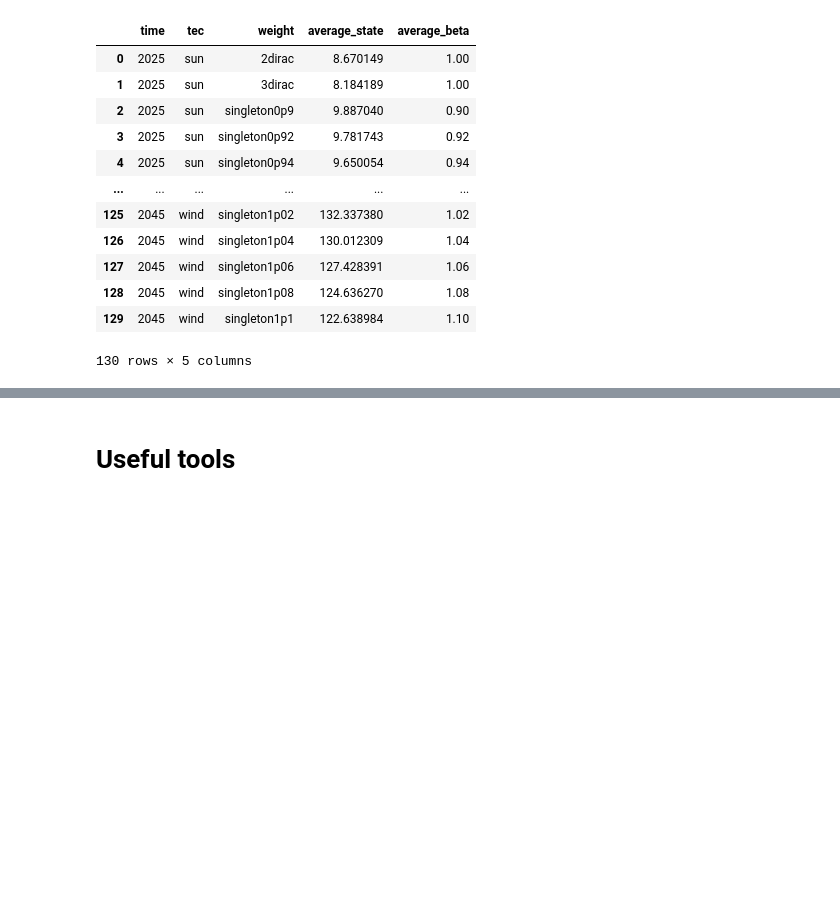
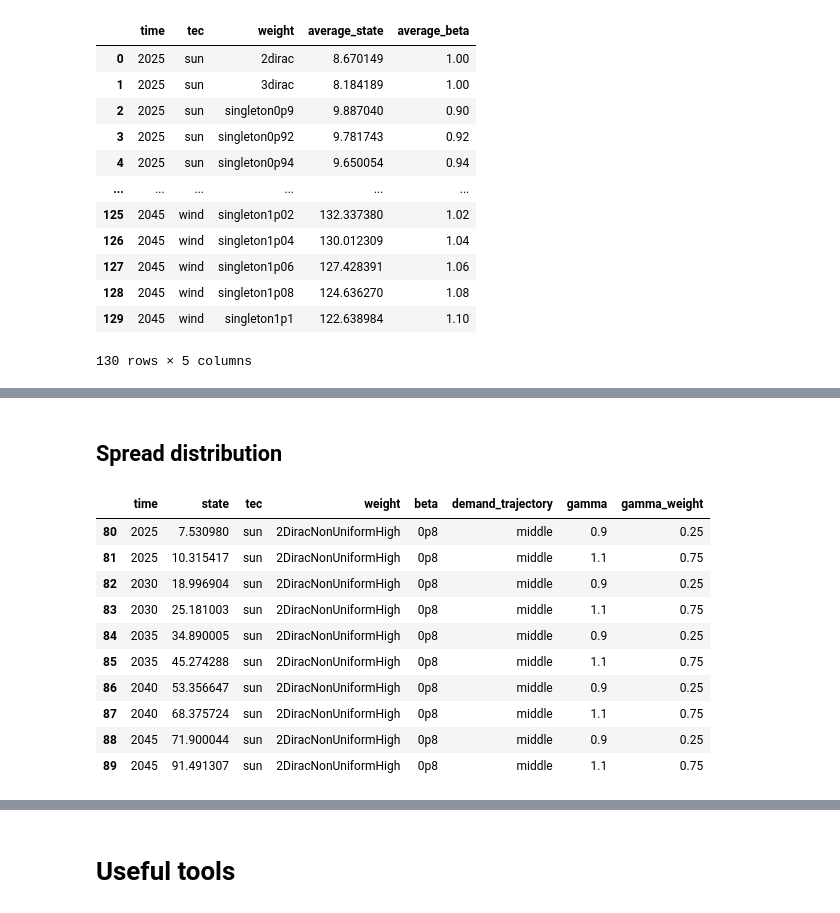
Before and after one commit to celiaescribe/investment_model_heterogeneity, a Jupyter notebook: plots_heterogeneity.ipynb, the cells around one changed output, grey strips where cells are left out. Saved outputs shown, nothing was run; the diff lists cells and outputs as text; code cells hidden in the pictures; blank space fills up the shorter version.

```diff
--- a/plots_heterogeneity.ipynb
+++ b/plots_heterogeneity.ipynb
@@ -446,0 +558,16 @@ px.line(tmp, x="time", y="average_state", color="weight", facet_col="tec")
+# %% [markdown]
+## Spread distribution
+# %%
+state_dataframe.loc[(state_dataframe.tec == 'sun') & (state_dataframe.weight == "2DiracNonUniformHigh") & (state_dataframe.demand_trajectory == 'middle') & (state_dataframe.beta == '0p8')]
+# %% [output]
+|  | time | state | tec | weight | beta | demand_trajectory | gamma | gamma_weight |
+| 80 | 2025 | 7.530980 | sun | 2DiracNonUniformHigh | 0p8 | middle | 0.9 | 0.25 |
+| 81 | 2025 | 10.315417 | sun | 2DiracNonUniformHigh | 0p8 | middle | 1.1 | 0.75 |
+| 82 | 2030 | 18.996904 | sun | 2DiracNonUniformHigh | 0p8 | middle | 0.9 | 0.25 |
+| 83 | 2030 | 25.181003 | sun | 2DiracNonUniformHigh | 0p8 | middle | 1.1 | 0.75 |
+| 84 | 2035 | 34.890005 | sun | 2DiracNonUniformHigh | 0p8 | middle | 0.9 | 0.25 |
+| 85 | 2035 | 45.274288 | sun | 2DiracNonUniformHigh | 0p8 | middle | 1.1 | 0.75 |
+| 86 | 2040 | 53.356647 | sun | 2DiracNonUniformHigh | 0p8 | middle | 0.9 | 0.25 |
+| 87 | 2040 | 68.375724 | sun | 2DiracNonUniformHigh | 0p8 | middle | 1.1 | 0.75 |
+| 88 | 2045 | 71.900044 | sun | 2DiracNonUniformHigh | 0p8 | middle | 0.9 | 0.25 |
+| 89 | 2045 | 91.491307 | sun | 2DiracNonUniformHigh | 0p8 | middle | 1.1 | 0.75 |
```
Also changed, not shown: parts of 26 cells of this notebook, 2 other files.
